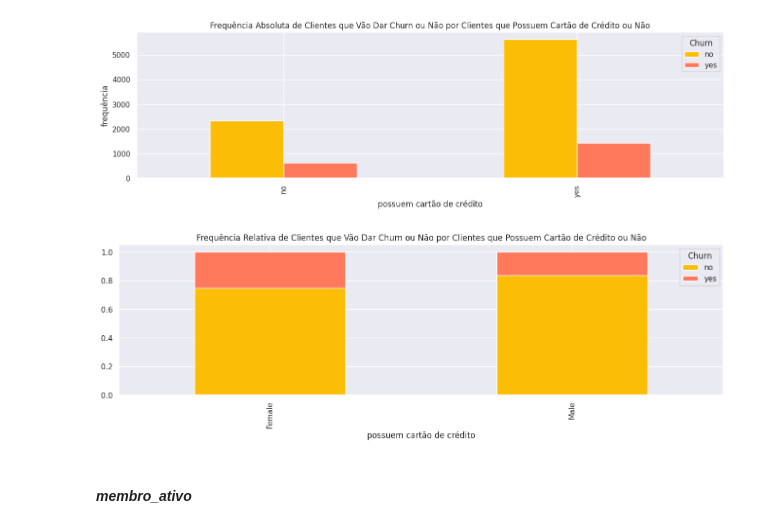
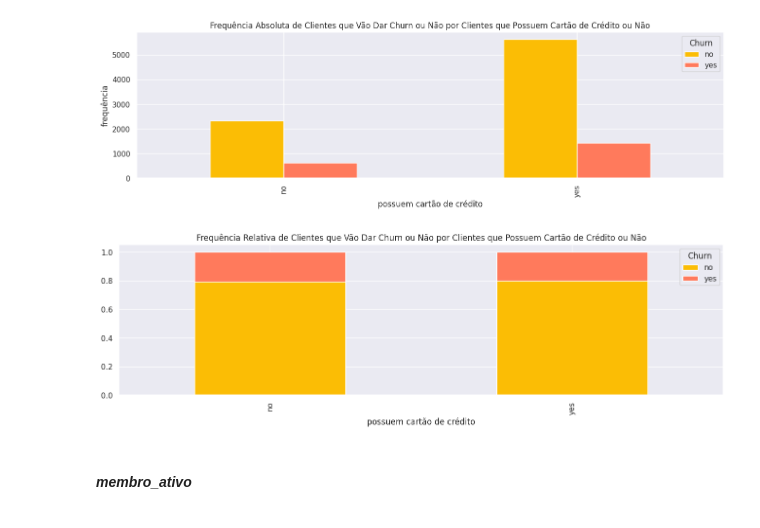
Before and after one commit to rodrigo-rngl/data-science-portfolio, a Jupyter notebook: top-bank-churn-predict/notebooks/Project Clients Churn Predict - V2.ipynb, the cells around one changed output. Drawn from its saved outputs; the diff is of its cells as text; code cells hidden in the pictures.

```diff
--- a/top-bank-churn-predict/notebooks/Project Clients Churn Predict - V2.ipynb
+++ b/top-bank-churn-predict/notebooks/Project Clients Churn Predict - V2.ipynb
@@ -678,32 +476,0 @@ df3 = pd.merge(df3, mean_salary_for_geography, on= 'geografia', how= 'left')
-# %%
-#Média salarial por geografia
-mean_balance_for_geography = df3[['saldo', 'geografia']].groupby('geografia').mean().reset_index()
-mean_balance_for_geography.columns = ['geografia', 'saldo_por_geografia']
-
-mean_balance_for_geography['saldo_por_geografia'] = mean_balance_for_geography['saldo_por_geografia'].apply(lambda x: round(x, 3))
-
-#merge
-df3 = pd.merge(df3, mean_balance_for_geography, on= 'geografia', how= 'left')
-# %%
-#Mediana de tempo permanencia por geografia
-median_tenure_for_geography = df3[['tempo_permanencia', 'geografia']].groupby('geografia').median().reset_index()
-median_tenure_for_geography.columns = ['geografia', 'tempo_permanencia_por_geografia']
-
-#merge
-df3 = pd.merge(df3, median_tenure_for_geography, on= 'geografia', how= 'left')
-# %%
-#Mediana de idade por geografia
-median_age_for_geography = df3[['idade', 'geografia']].groupby('geografia').median().reset_index()
-median_age_for_geography.columns = ['geografia', 'idade_por_geografia']
-
-#merge
-df3 = pd.merge(df3, median_age_for_geography, on= 'geografia', how= 'left')
-# %%
-#Média de LTV por geografia
-mean_ltv_for_geography = df3[['LTV_medio', 'geografia']].groupby('geografia').mean().reset_index()
-mean_ltv_for_geography.columns = ['geografia', 'LTV_por_geografia']
-
-mean_ltv_for_geography['LTV_por_geografia'] = mean_ltv_for_geography['LTV_por_geografia'].apply(lambda x: round(x, 3))
-
-#merge
-df3 = pd.merge(df3, mean_ltv_for_geography, on= 'geografia', how= 'left')
@@ -1238,18 +948,18 @@ plt.show()
 # %% [output]
 [figure]
 # %%
-table = pd.crosstab(df4['genero'], df4['Churn'], normalize='index')
+table = pd.crosstab(df4['tem_cartao_credito'], df4['Churn'], normalize='index')
 table = table.div(table.sum(1), axis=0)
 table.plot(kind='bar', stacked=True)
 
 # Adiciona títulos e etiquetas
 plt.title('Frequência Relativa de Clientes que Vão Dar Churn ou Não por Clientes que Possuem Cartão de Crédito ou Não')
 plt.xlabel('possuem cartão de crédito')
 
 # Exibe o gráfico
 plt.show()
 # %% [output]
-[figure, old version]
+[figure, new version]
 # %% [markdown]
 #### *membro_ativo*
 # %%
```
Also changed, not shown: parts of 217 cells of this notebook, 9 other files.
